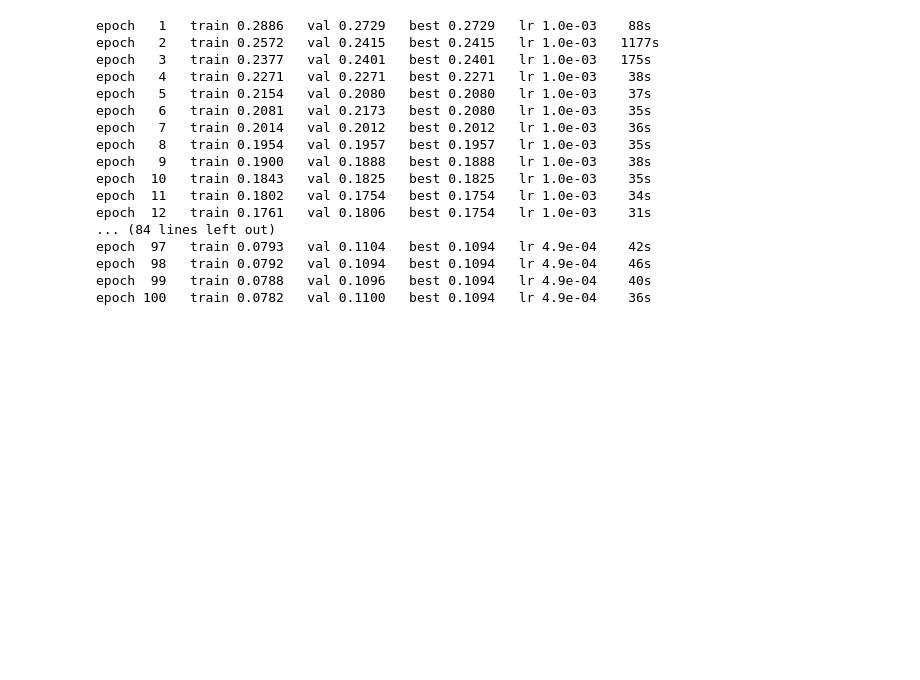
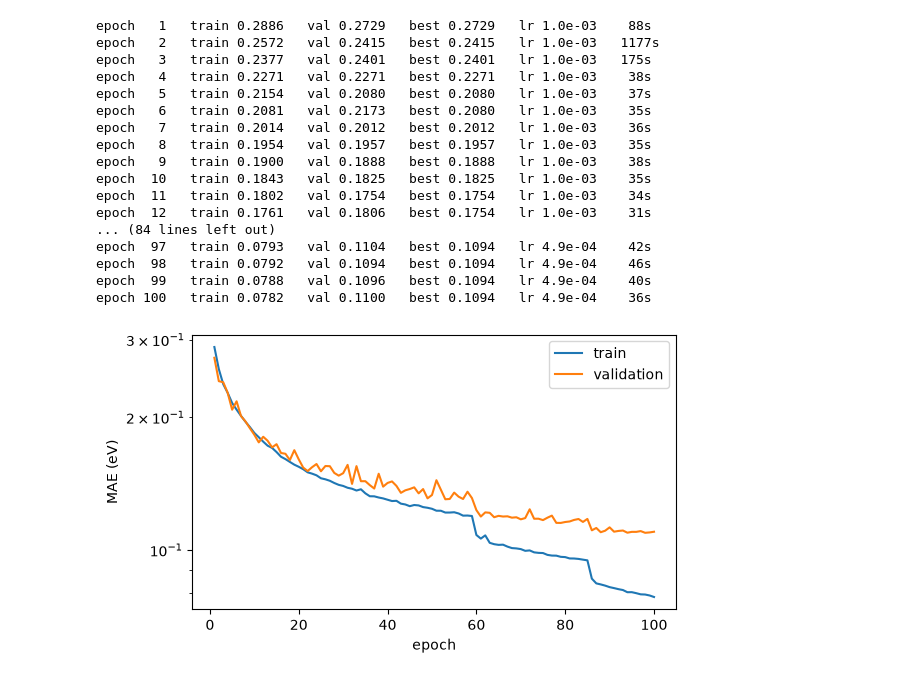
Before and after one commit to FlappyBird3/HOMO_LUMO_Prediction, a Jupyter notebook: PredictionNotebook.ipynb, the cells around one changed output. Cells and saved outputs as stored; diff of their text form; code cells hidden in the pictures; blank space fills up the shorter version.

Commit message:
Plot training and validation curves

```diff
--- a/PredictionNotebook.ipynb
+++ b/PredictionNotebook.ipynb
@@ -470,3 +470,21 @@ epoch  97   train 0.0793   val 0.1104   best 0.1094   lr 4.9e-04    42s
 epoch  98   train 0.0792   val 0.1094   best 0.1094   lr 4.9e-04    46s
 epoch  99   train 0.0788   val 0.1096   best 0.1094   lr 4.9e-04    40s
 epoch 100   train 0.0782   val 0.1100   best 0.1094   lr 4.9e-04    36s
+# %%
+# Plot train and validation error against epoch. Log scale on the y-axis because
+# the error spans a wide range and the late improvements matter.
+
+tr = [h[0] for h in history]
+va = [h[1] for h in history]
+
+plt.figure(figsize=(6, 3.5))
+plt.plot(range(1, len(tr) + 1), tr, label="train")
+plt.plot(range(1, len(va) + 1), va, label="validation")
+plt.yscale("log")
+plt.xlabel("epoch")
+plt.ylabel("MAE (eV)")
+plt.legend()
+plt.tight_layout()
+plt.show()
+# %% [output]
+[figure, added]
```
